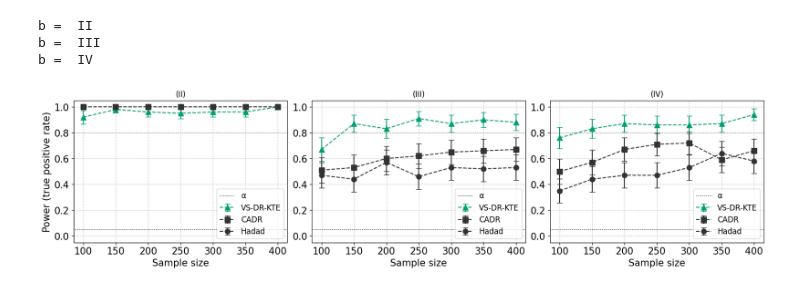
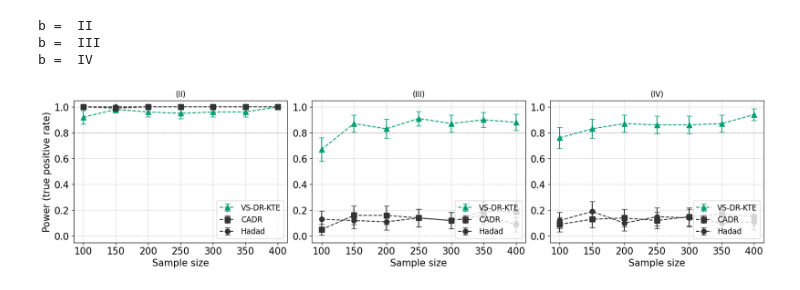
Before and after one commit to houssamzenati/adaptive-KTE, a Jupyter notebook: experiment_adaptive.ipynb, the cells around one changed output. Drawn from its saved outputs; the diff is of its cells as text; code cells hidden in the pictures.

Commit message:
correct one sided test

```diff
--- a/experiment_adaptive.ipynb
+++ b/experiment_adaptive.ipynb
@@ -211,14 +211,6 @@ def run_tests_adaptive(
 
 
                     y = Y.reshape(-1)
-                    X0, y0 = X[T==0], y[T==0]
-                    X1, y1 = X[T==1], y[T==1]
-
-                    pred0 = fit_krr(X0, y0, kernel_function='rbf', gamma=1.0/sigma2, lam=1e-4)
-                    pred1 = fit_krr(X1, y1, kernel_function='rbf', gamma=1.0/sigma2, lam=1e-4)
-
-                    m0_hat = pred0(X) if X0.shape[0] > 0 else np.full(X.shape[0], y.mean())
-                    m1_hat = pred1(X) if X1.shape[0] > 0 else np.full(X.shape[0], y.mean())
                     # ============ METHODS ============ #
                     t0 = time.time()
                     if method == 'VS-DR-KTE':
@@ -246,6 +238,16 @@ def run_tests_adaptive(
                         p_value = 0.5 * (1.0 - erf(value / np.sqrt(2.0)))
 
                     elif method == 'CADR':
+                        # before fitting m0_hat, m1_hat
+                        Dx = pairwise_distances(X, X, metric='euclidean')**2
+                        med2_x = np.median(Dx[np.triu_indices_from(Dx, k=1)])
+                        gamma_x = 1.0 / max(med2_x, 1e-6)
+
+                        # KRR nuisances
+                        m0_hat = fit_krr_predict(X[T==0], y[T==0], X, kernel_function='rbf', gamma=gamma_x, lam=1e-4) \
+                                if np.any(T==0) else np.full(X.shape[0], y.mean())
+                        m1_hat = fit_krr_predict(X[T==1], y[T==1], X, kernel_function='rbf', gamma=gamma_x, lam=1e-4) \
+                                if np.any(T==1) else np.full(X.shape[0], y.mean())
                         out = cadr_test(
                             X=X, A=T, Y=y,
                             p_realized=w.reshape(-1),
@@ -253,9 +255,23 @@ def run_tests_adaptive(
                             P_all=P_all
                         )
                         value  = out['stat']     # z-like
-                        p_value = out['p_value'] # normal p-value
+                        from math import erf, sqrt
+                        # Phi = lambda z: 0.5*(1.0 + erf(z/np.sqrt(2.0)))
+                        # p_two_sided = 2.0*(1.0 - Phi(abs(value)))
+                        # p_value=p_two_sided
+                        p_value = 0.5 * (1.0 - erf(value / np.sqrt(2.0)))
 
                     elif method == 'Hadad':
+                        # before fitting m0_hat, m1_hat
+                        Dx = pairwise_distances(X, X, metric='euclidean')**2
+                        med2_x = np.median(Dx[np.triu_indices_from(Dx, k=1)])
+                        gamma_x = 1.0 / max(med2_x, 1e-6)
+
+                        # KRR nuisances
+                        m0_hat = fit_krr_predict(X[T==0], y[T==0], X, kernel_function='rbf', gamma=gamma_x, lam=1e-4) \
+                                if np.any(T==0) else np.full(X.shape[0], y.mean())
+                        m1_hat = fit_krr_predict(X[T==1], y[T==1], X, kernel_function='rbf', gamma=gamma_x, lam=1e-4) \
+                                if np.any(T==1) else np.full(X.shape[0], y.mean())
                         out = hadad_test(
                             A=T, Y=y, p=w.reshape(-1),
                             m0=m0_hat, m1=m1_hat,
@@ -265,7 +281,11 @@ def run_tests_adaptive(
                             estimator="aipw"
                         )
                         value  = out['stat']
-                        p_value = out['p_value']
+                        from math import erf, sqrt
+                        p_value = 0.5 * (1.0 - erf(value / np.sqrt(2.0)))
+                        # Phi = lambda z: 0.5*(1.0 + erf(z/np.sqrt(2.0)))
+                        # p_two_sided = 2.0*(1.0 - Phi(abs(value)))
+                        # p_value=p_two_sided
 
 
                     else:
@@ -556,32 +576,32 @@ def plot_power_scenarios_adaptive_alternative(
                 yerr=yerr,
                 capsize=4,
                 marker=markers[i % len(markers)],
                 linestyle='--',
                 linewidth=1.5,
                 markersize=8,
                 label=method_label.get(method, method),
                 color=colors.get(method, "#333333")
             )
 
         # Reference lines: nominal alpha (for orientation) and 80% power target
-        ax.axhline(alpha, color="black", linestyle=":", linewidth=1, label="α")
+        # ax.axhline(alpha, color="black", linestyle=":", linewidth=1, label="α")
         ax.axhline(0.8, color="#888888", linestyle=":", linewidth=1)
 
         ax.legend(loc="lower right")
 
     os.makedirs(os.path.dirname(save_path), exist_ok=True)
     plt.savefig(save_path, bbox_inches="tight")
     plt.show()
 
 plot_power_scenarios_adaptive_alternative(
     d=d,
     scenario_list=['II','III','IV'],
     ns_list=ns_list,
     methods=['VS-DR-KTE', 'CADR', 'Hadad'],
     name_folder='results/adaptive/',
     split_suffix='_alternating.csv',
     alpha=0.05,
     save_path='plots/scenarios_II_III_IV_adaptive_power.png'
 )
 # %% [output]
-[figure, old version]
+[figure, new version]
```
Also changed, not shown: parts of 1 cell of this notebook, 1 other file.
